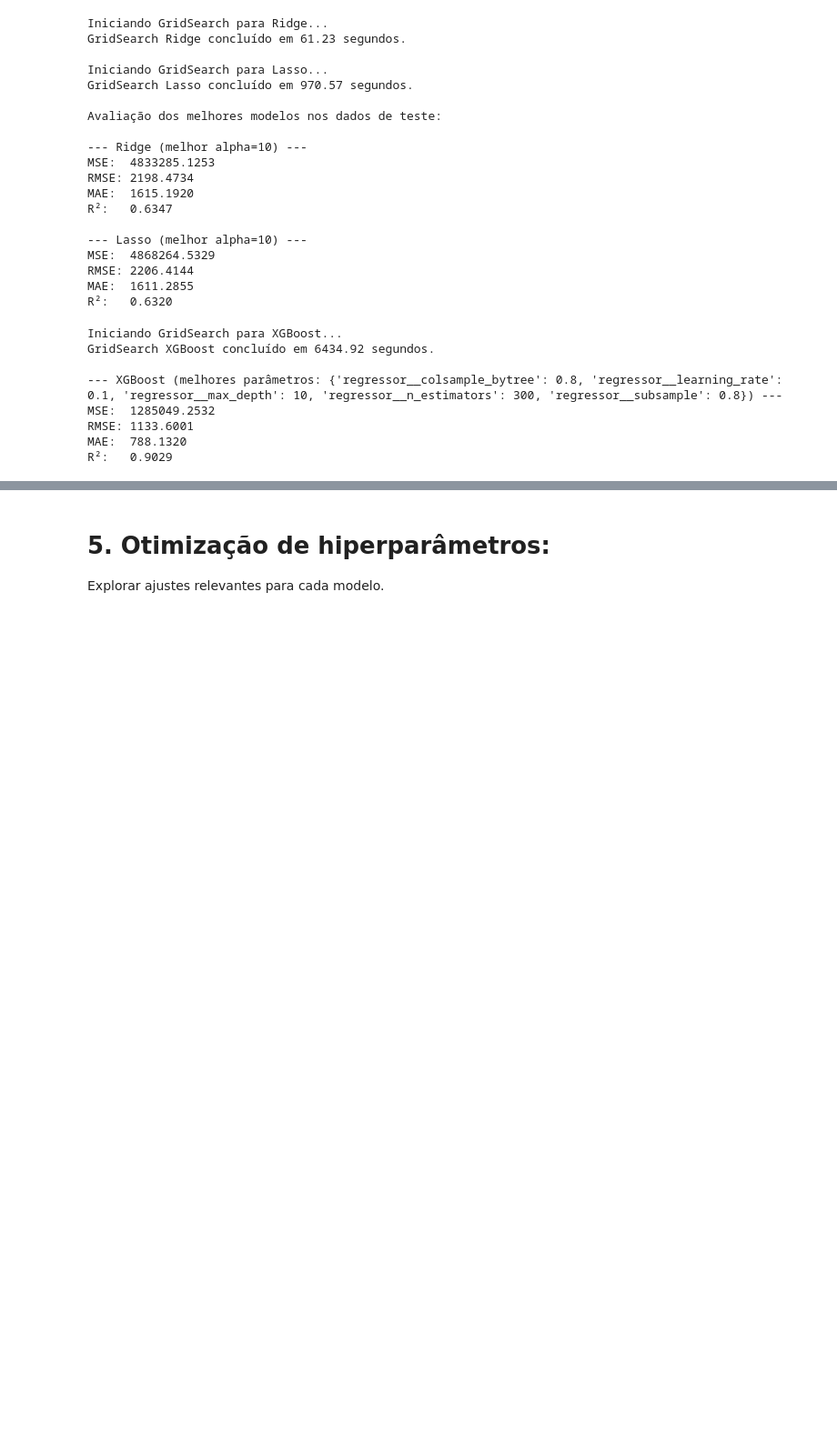
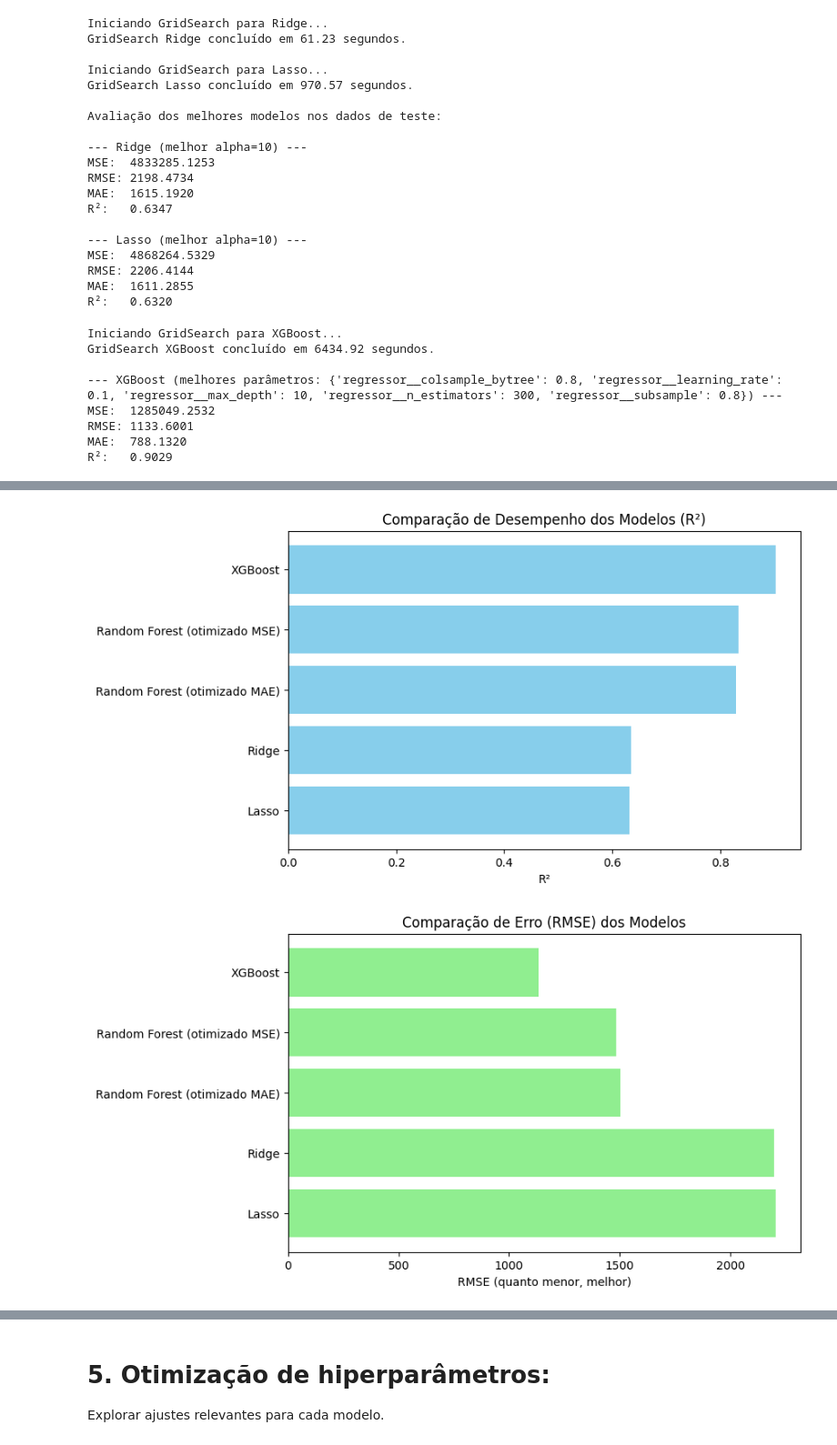
Before and after one commit to jlosar/Julio-Losa-ML-projeto, a Jupyter notebook: MVP_Machine_Learning_&_Analytics_Julio.ipynb, the cells around one changed output, grey strips where cells are left out. Shown at 91% size. Saved outputs shown, nothing was run; the diff lists cells and outputs as text; code cells hidden in the pictures; blank space fills up the shorter version.

```diff
--- a/MVP_Machine_Learning_&_Analytics_Julio.ipynb
+++ b/MVP_Machine_Learning_&_Analytics_Julio.ipynb
@@ -956,0 +936,78 @@ NameError: name 'mse_rf' is not defined
+# %%
+# =====================================================
+# COMPARAÇÃO FINAL ENTRE TODOS OS MODELOS + VISUALIZAÇÃO
+# =====================================================
+
+# Consolidar resultados
+resultados_finais = pd.DataFrame([
+    {
+        "Modelo": "Ridge",
+        "MSE": mse_ridge,
+        "RMSE": rmse_ridge,
+        "MAE": mae_ridge,
+        "R²": r2_ridge
+    },
+    {
+        "Modelo": "Lasso",
+        "MSE": mse_lasso,
+        "RMSE": rmse_lasso,
+        "MAE": mae_lasso,
+        "R²": r2_lasso
+    },
+    {
+        "Modelo": "Random Forest (otimizado MSE)",
+        "MSE": mse_rf_mse,
+        "RMSE": rmse_rf_mse,
+        "MAE": mae_rf_mse,
+        "R²": r2_rf_mse
+    },
+    {
+        "Modelo": "Random Forest (otimizado MAE)",
+        "MSE": mse_rf_mae,
+        "RMSE": rmse_rf_mae,
+        "MAE": mae_rf_mae,
+        "R²": r2_rf_mae
+    },
+    {
+        "Modelo": "XGBoost",
+        "MSE": mse_xgb,
+        "RMSE": rmse_xgb,
+        "MAE": mae_xgb,
+        "R²": r2_xgb
+    }
+])
+
+# Ordenar pelo R² (melhor para pior)
+resultados_finais = resultados_finais.sort_values(by="R²", ascending=False).reset_index(drop=True)
+
+print("\n===== COMPARAÇÃO FINAL ENTRE TODOS OS MODELOS =====")
+print(resultados_finais)
+
+# =====================================================
+# VISUALIZAÇÕES
+# =====================================================
+
+# Gráfico R²
+plt.figure(figsize=(8,5))
+plt.barh(resultados_finais["Modelo"], resultados_finais["R²"], color="skyblue")
+plt.xlabel("R²")
+plt.title("Comparação de Desempenho dos Modelos (R²)")
+plt.gca().invert_yaxis()
+plt.show()
+
+# Gráfico RMSE
+plt.figure(figsize=(8,5))
+plt.barh(resultados_finais["Modelo"], resultados_finais["RMSE"], color="lightgreen")
+plt.xlabel("RMSE (quanto menor, melhor)")
+plt.title("Comparação de Erro (RMSE) dos Modelos")
+plt.gca().invert_yaxis()
+plt.show()
+
+# Gráfico MAE
+plt.figure(figsize=(8,5))
+plt.barh(resultados_finais["Modelo"], resultados_finais["MAE"], color="salmon")
+plt.xlabel("MAE (quanto menor, melhor)")
+plt.title("Comparação de Erro Absoluto Médio (MAE) dos Modelos")
+plt.gca().invert_yaxis()
+plt.show()
+# %% [output]
@@ -956,0 +1021,2 @@ NameError: name 'mse_rf' is not defined
+[figure, added]
+[figure, added]
```
Also changed, not shown: parts of 3 cells of this notebook.
